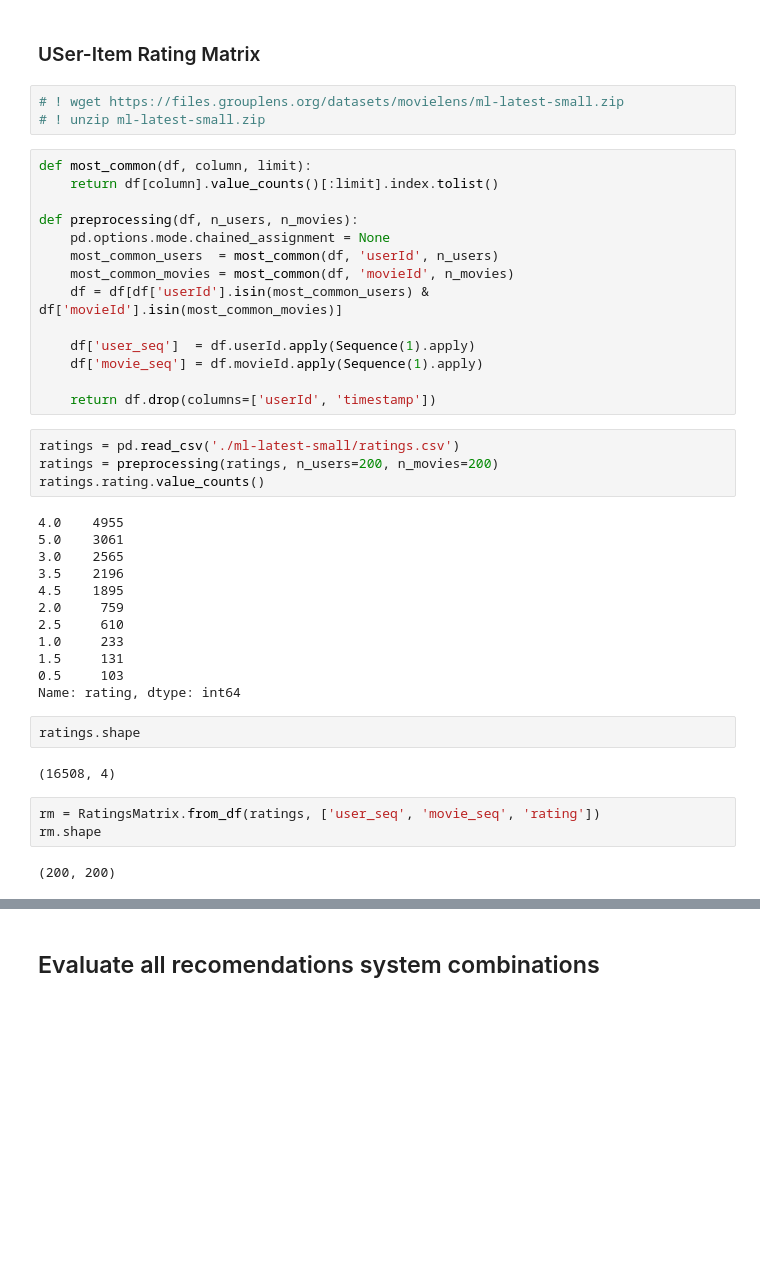
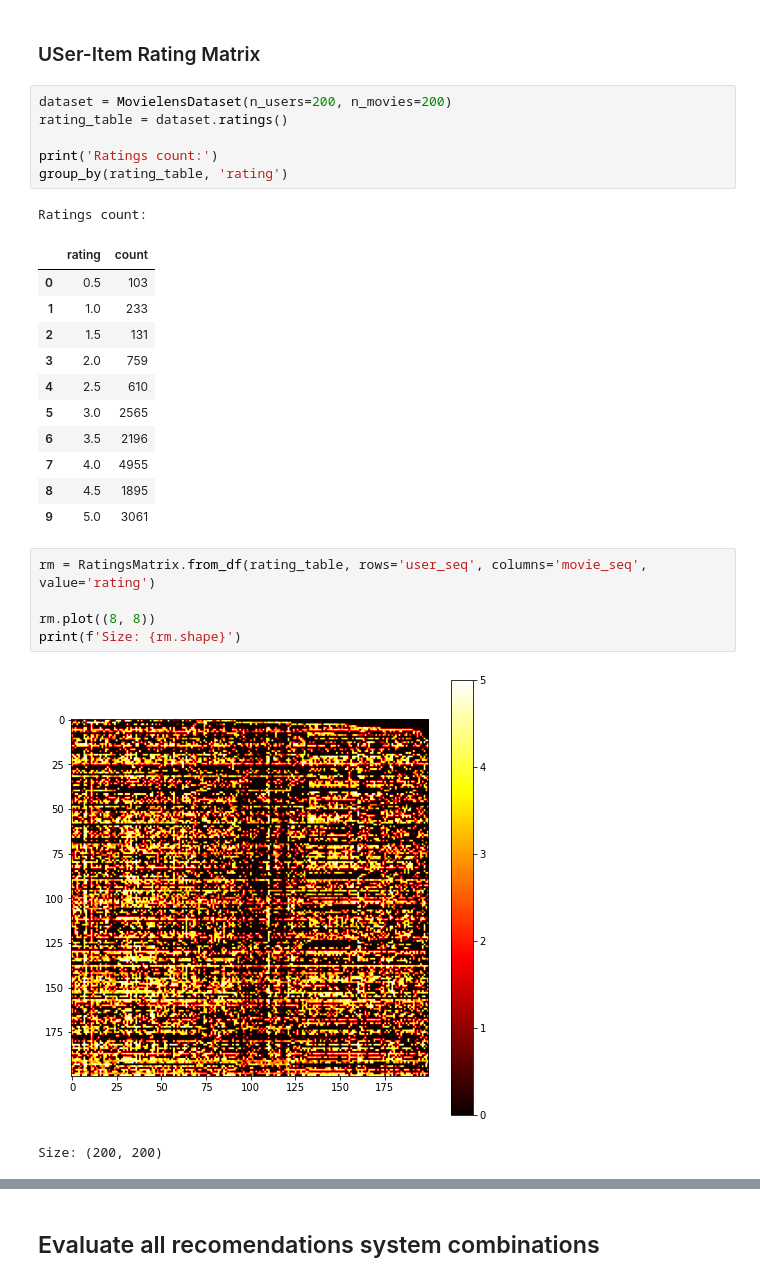
Before and after one commit to adrianmarino/cf-rec-sys-examples, a Jupyter notebook: cf_rec_sys_examples.ipynb, the cells around one changed output, grey strips where cells are left out. Saved outputs shown, nothing was run; the diff lists cells and outputs as text; blank space fills up the shorter version.

Commit message:
feat: delegate dataset loading and preprocessing to dataset class

```diff
--- a/cf_rec_sys_examples.ipynb
+++ b/cf_rec_sys_examples.ipynb
@@ -332,45 +344,30 @@ evaluate(predictors, rm)
 ## Using Movie Lens dataset
 # %% [markdown]
 ### USer-Item Rating Matrix
-# %%
-# ! wget https://files.grouplens.org/datasets/movielens/ml-latest-small.zip
-# ! unzip ml-latest-small.zip
-# %%
-def most_common(df, column, limit):
-    return df[column].value_counts()[:limit].index.tolist()
-
-def preprocessing(df, n_users, n_movies):
-    pd.options.mode.chained_assignment = None
-    most_common_users  = most_common(df, 'userId', n_users)
-    most_common_movies = most_common(df, 'movieId', n_movies)
-    df = df[df['userId'].isin(most_common_users) & df['movieId'].isin(most_common_movies)]
-
-    df['user_seq']  = df.userId.apply(Sequence(1).apply)
-    df['movie_seq'] = df.movieId.apply(Sequence(1).apply)
-
-    return df.drop(columns=['userId', 'timestamp'])
-# %%
-ratings = pd.read_csv('./ml-latest-small/ratings.csv')
-ratings = preprocessing(ratings, n_users=200, n_movies=200)
-ratings.rating.value_counts()
-# %% [output]
-4.0    4955
-5.0    3061
-3.0    2565
-3.5    2196
-4.5    1895
-2.0     759
-2.5     610
-1.0     233
-1.5     131
-0.5     103
-Name: rating, dtype: int64
-# %%
-ratings.shape
-# %% [output]
-(16508, 4)
+# %%
+dataset = MovielensDataset(n_users=200, n_movies=200)
+rating_table = dataset.ratings()
+
+print('Ratings count:')
+group_by(rating_table, 'rating')
+# %% [output]
+Ratings count:
+|  | rating | count |
+| 0 | 0.5 | 103 |
+| 1 | 1.0 | 233 |
+| 2 | 1.5 | 131 |
+| 3 | 2.0 | 759 |
+| 4 | 2.5 | 610 |
+| 5 | 3.0 | 2565 |
+| 6 | 3.5 | 2196 |
+| 7 | 4.0 | 4955 |
+| 8 | 4.5 | 1895 |
+| 9 | 5.0 | 3061 |
 # %%
-rm = RatingsMatrix.from_df(ratings, ['user_seq', 'movie_seq', 'rating'])
-rm.shape
+rm = RatingsMatrix.from_df(rating_table, rows='user_seq', columns='movie_seq', value='rating')
+
+rm.plot((8, 8))
+print(f'Size: {rm.shape}')
 # %% [output]
+[figure, added]
-(200, 200)
+Size: (200, 200)
```
Also changed, not shown: parts of 16 cells of this notebook, 7 other files.
